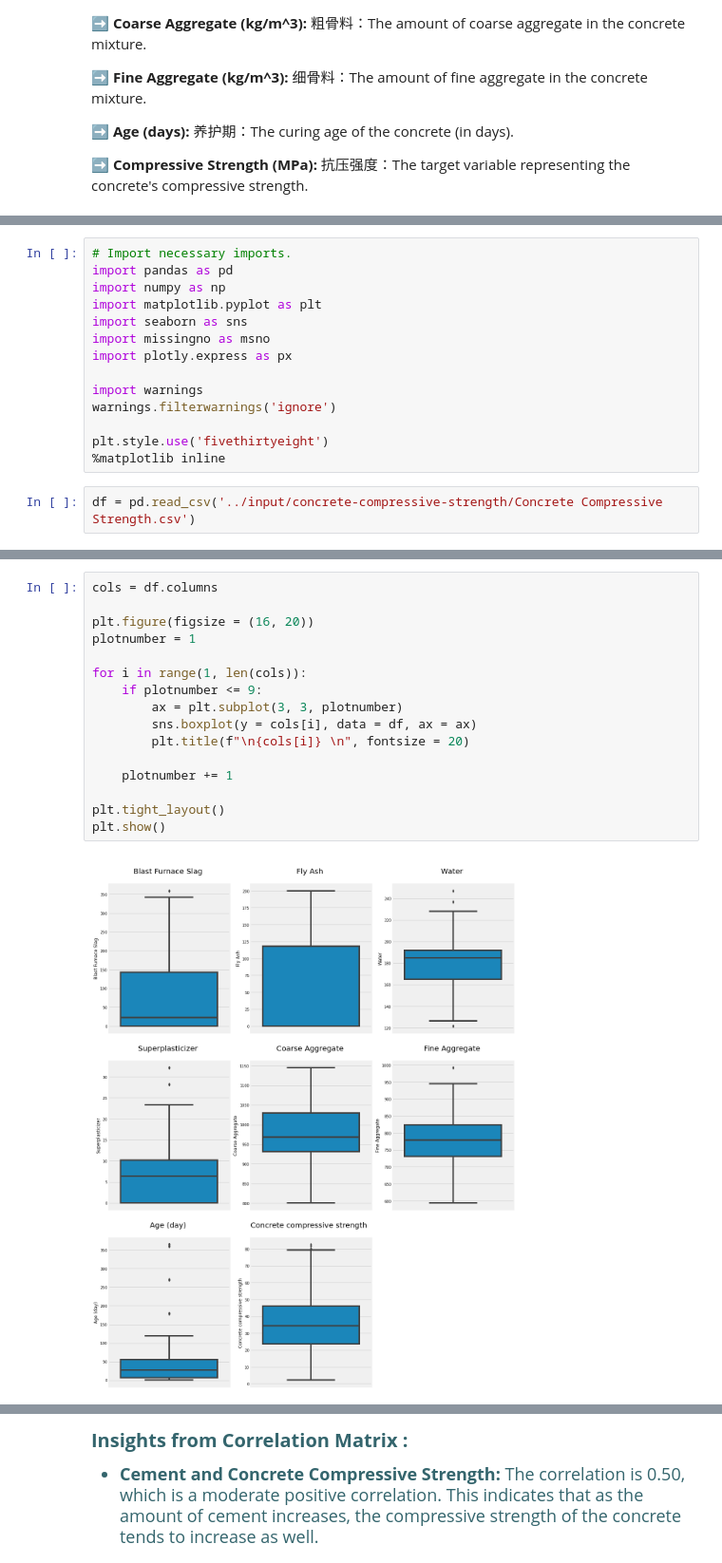
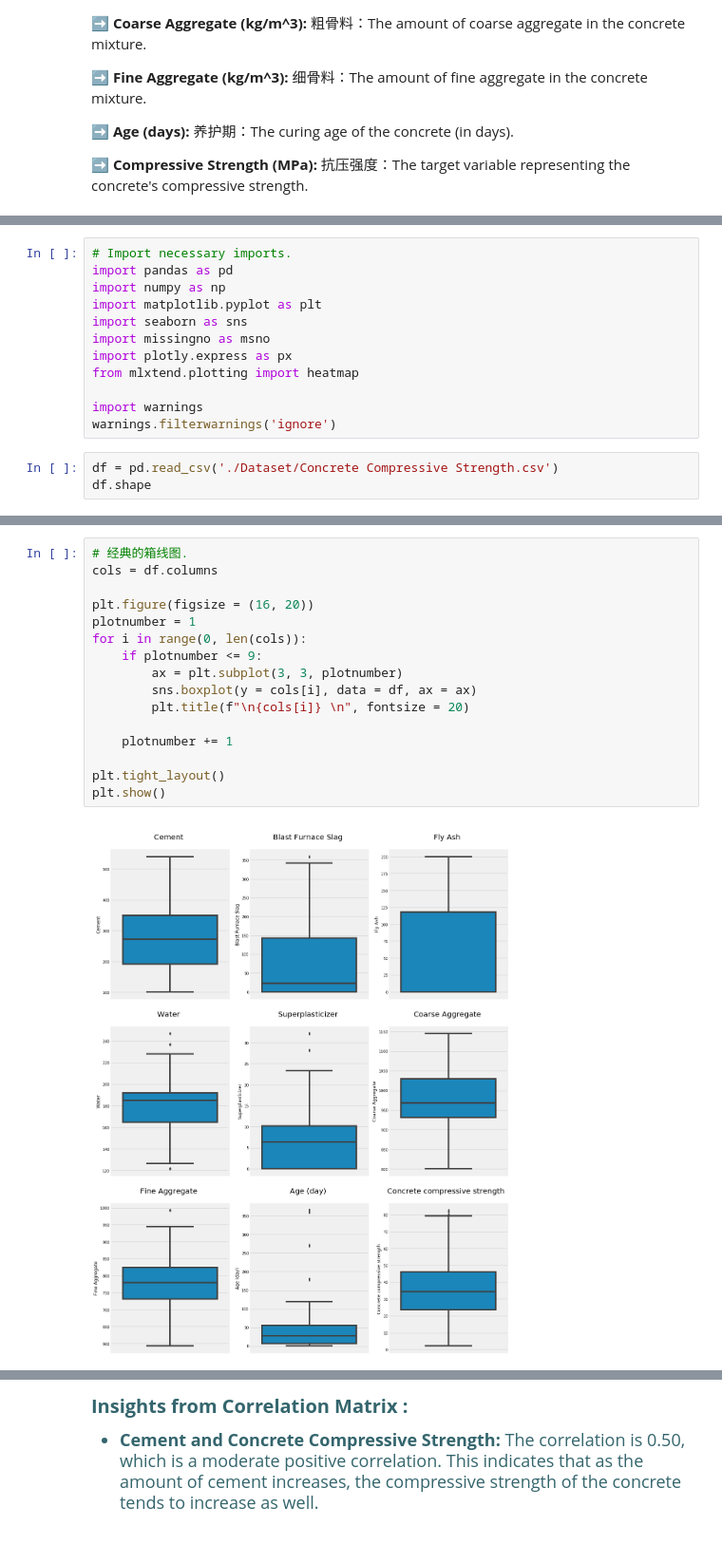
Before and after one commit to YaoXiao-CS/Work-Project-Collection, a Jupyter notebook: ML-利用机器学习预测混凝土抗压强度/cement-strength-eda-and-prediction.ipynb, the cells around one changed output, grey strips where cells are left out. Shown at 95% size. Cells and saved outputs as stored; diff of their text form.

```diff
--- a/ML-利用机器学习预测混凝土抗压强度/cement-strength-eda-and-prediction.ipynb
+++ b/ML-利用机器学习预测混凝土抗压强度/cement-strength-eda-and-prediction.ipynb
@@ -40,11 +44,10 @@ import matplotlib.pyplot as plt
 import seaborn as sns
 import missingno as msno
 import plotly.express as px
+from mlxtend.plotting import heatmap
 
 import warnings
 warnings.filterwarnings('ignore')
-
-plt.style.use('fivethirtyeight')
-%matplotlib inline
 # %%
-df = pd.read_csv('../input/concrete-compressive-strength/Concrete Compressive Strength.csv')
+df = pd.read_csv('./Dataset/Concrete Compressive Strength.csv')
+df.shape
@@ -132,23 +130,23 @@ df.head()
 | 3 | 332.5 | 142.5 | 0.0 | 228.0 | 0.0 | 932.0 | 594.0 | ... |
 | 4 | 198.6 | 132.4 | 0.0 | 192.0 | 0.0 | 978.4 | 825.5 | ... |
 # %%
+# 经典的箱线图.
 cols = df.columns
 
 plt.figure(figsize = (16, 20))
 plotnumber = 1
-
-for i in range(1, len(cols)):
+for i in range(0, len(cols)):
     if plotnumber <= 9:
         ax = plt.subplot(3, 3, plotnumber)
         sns.boxplot(y = cols[i], data = df, ax = ax)
         plt.title(f"\n{cols[i]} \n", fontsize = 20)
 
     plotnumber += 1
 
 plt.tight_layout()
 plt.show()
 # %% [output]
-[figure, old version]
+[figure, new version]
 # %%
 plt.figure(figsize = (25, 20))
 plotnumber = 1
```
Also changed, not shown: parts of 53 cells of this notebook, 1 other file.
